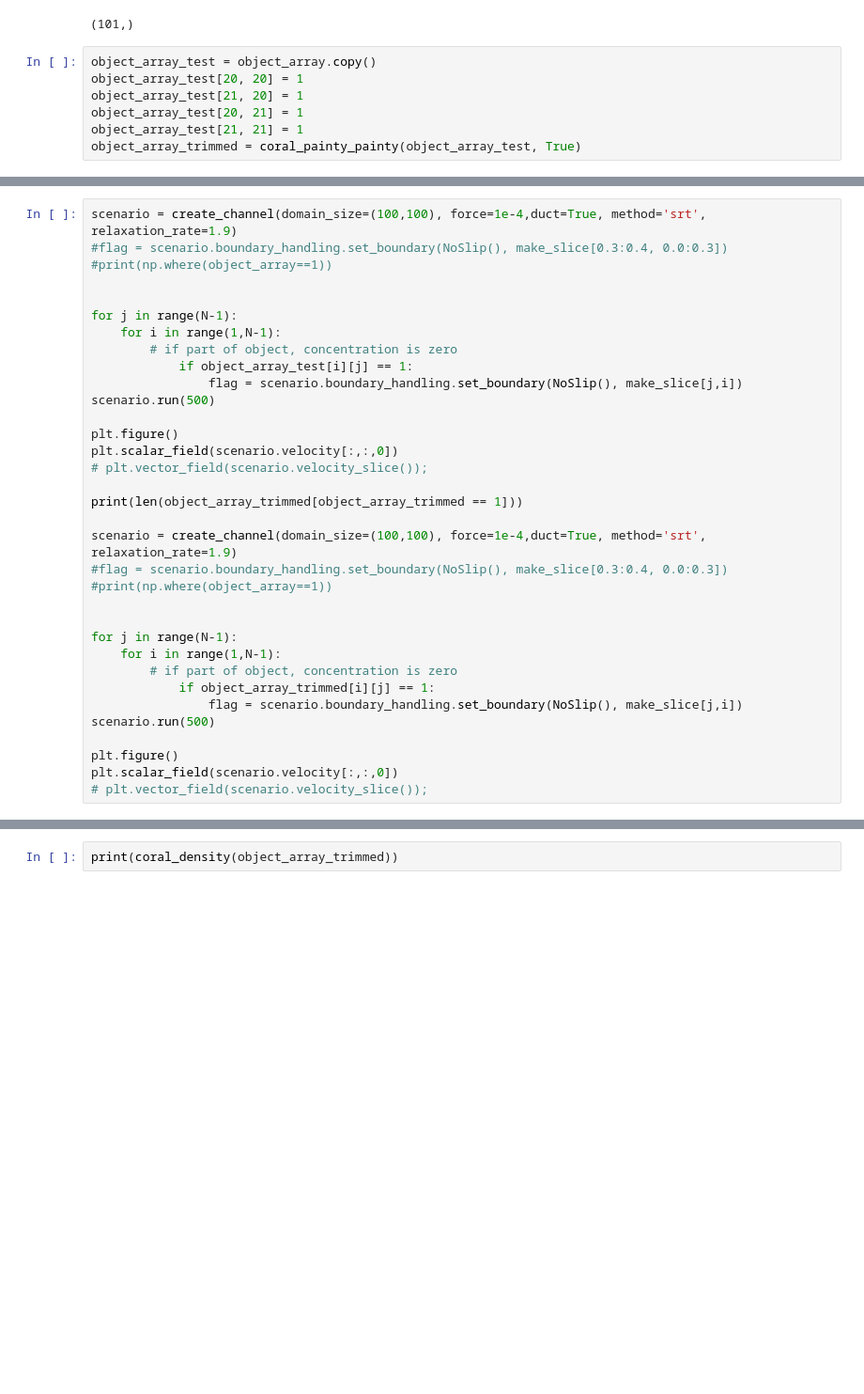
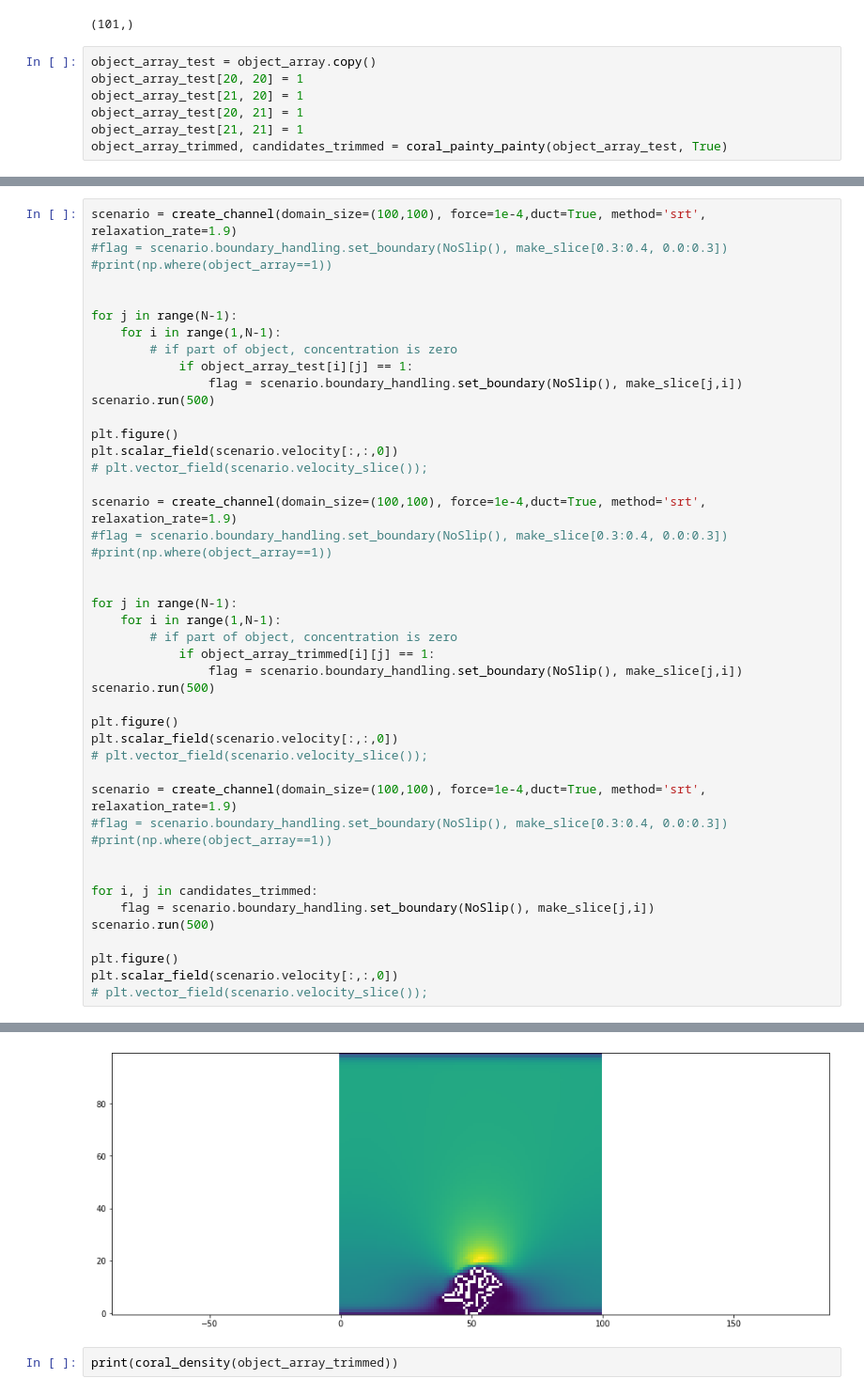
Before and after one commit to Lut99/KoraalKnakkers, a Jupyter notebook: DLA met koraalgroei en painty painty.ipynb, the cells around one changed output, grey strips where cells are left out. Shown at 94% size. Saved outputs shown, nothing was run; the diff lists cells and outputs as text; blank space fills up the shorter version.

Commit message:
Modified coral_painty_painty to also return list of candidates

```diff
--- a/DLA met koraalgroei en painty painty.ipynb
+++ b/DLA met koraalgroei en painty painty.ipynb
@@ -340,4 +350,4 @@ object_array_test[20, 20] = 1
 object_array_test[21, 20] = 1
 object_array_test[20, 21] = 1
 object_array_test[21, 21] = 1
-object_array_trimmed = coral_painty_painty(object_array_test, True)
+object_array_trimmed, candidates_trimmed = coral_painty_painty(object_array_test, True)
@@ -361,8 +368,6 @@ plt.figure()
 plt.scalar_field(scenario.velocity[:,:,0])
 # plt.vector_field(scenario.velocity_slice());
 
-print(len(object_array_trimmed[object_array_trimmed == 1]))
-
 scenario = create_channel(domain_size=(100,100), force=1e-4,duct=True, method='srt', relaxation_rate=1.9)
 #flag = scenario.boundary_handling.set_boundary(NoSlip(), make_slice[0.3:0.4, 0.0:0.3])
 #print(np.where(object_array==1))
@@ -378,4 +383,17 @@ scenario.run(500)
 plt.figure()
 plt.scalar_field(scenario.velocity[:,:,0])
 # plt.vector_field(scenario.velocity_slice());
+
+scenario = create_channel(domain_size=(100,100), force=1e-4,duct=True, method='srt', relaxation_rate=1.9)
+#flag = scenario.boundary_handling.set_boundary(NoSlip(), make_slice[0.3:0.4, 0.0:0.3])
+#print(np.where(object_array==1))
+
+
+for i, j in candidates_trimmed:
+    flag = scenario.boundary_handling.set_boundary(NoSlip(), make_slice[j,i])
+scenario.run(500)
+
+plt.figure()
+plt.scalar_field(scenario.velocity[:,:,0])
+# plt.vector_field(scenario.velocity_slice());
 # %% [output]
@@ -384,5 +401,6 @@ plt.scalar_field(scenario.velocity[:,:,0])
 [figure]
 [figure]
+[figure, added]
 # %%
 print(coral_density(object_array_trimmed))
 # %% [output]
```
Also changed, not shown: parts of 3 cells of this notebook.
